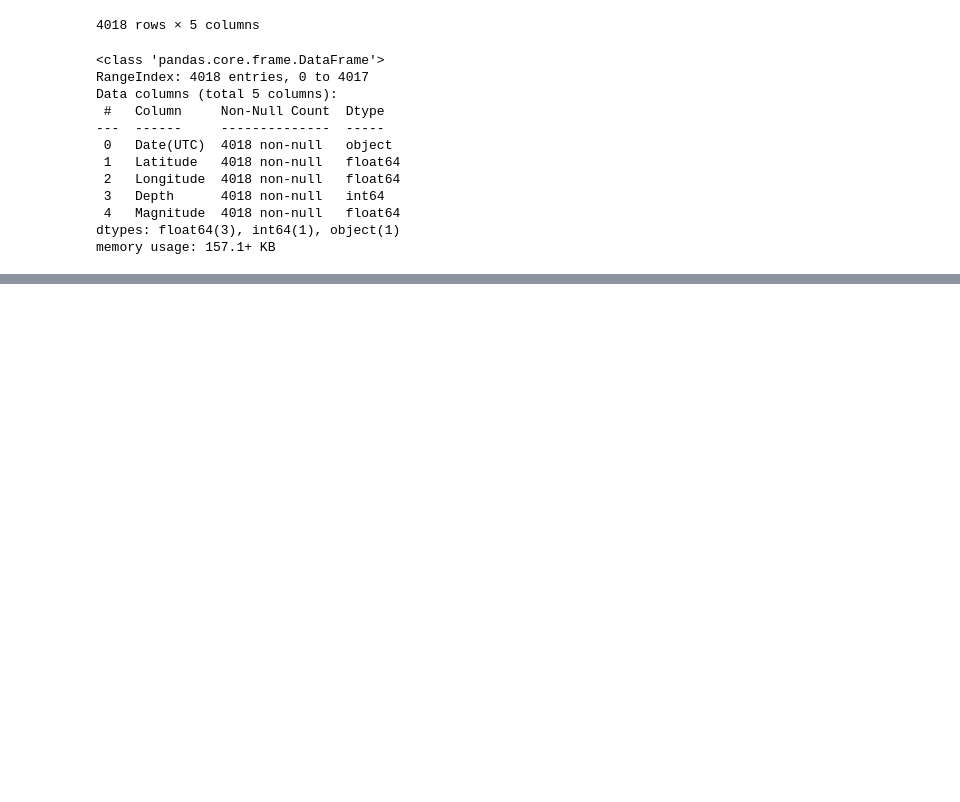
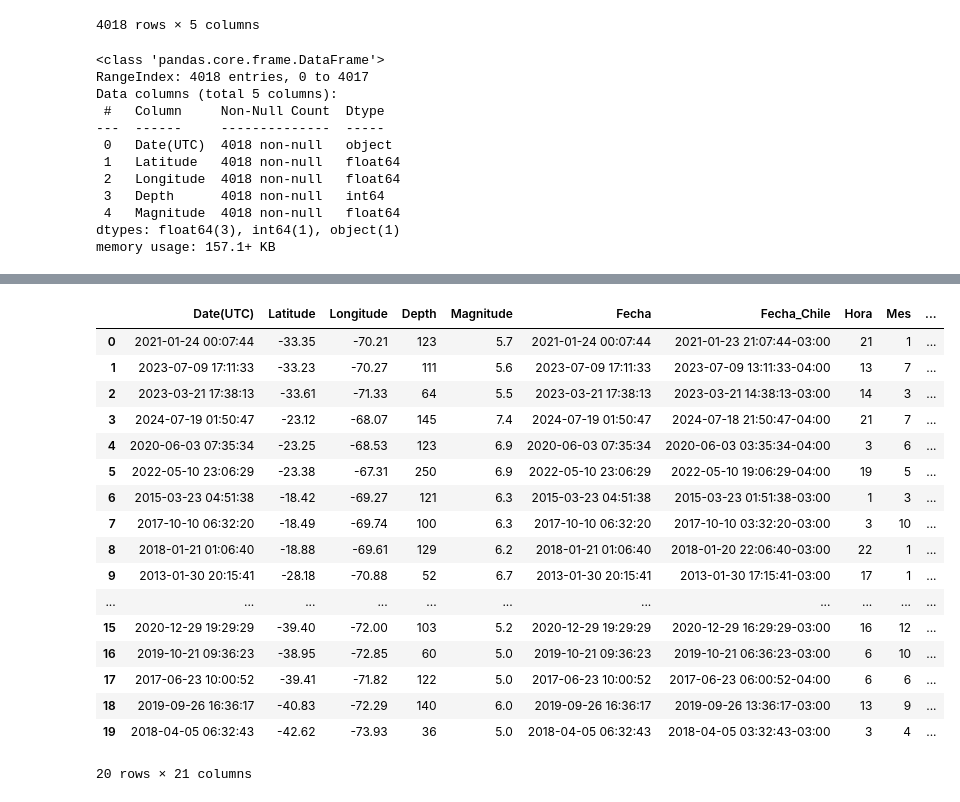
Before and after one commit to cristiangodoyangel/Analisis-Sismico-Chile-Data-Science, a Jupyter notebook: Terremotos_en_Chile.ipynb, the cells around one changed output, grey strips where cells are left out. Saved outputs shown, nothing was run; the diff lists cells and outputs as text; code cells hidden in the pictures; blank space fills up the shorter version.

```diff
--- a/Terremotos_en_Chile.ipynb
+++ b/Terremotos_en_Chile.ipynb
@@ -422,0 +459,23 @@ plt.show()
+# %%
+import pandas as pd
+import geopandas as gpd
+from shapely.geometry import Point
+
+# Crear la geometría (puntos con lat/lon)
+df_1['geometry'] = df_1.apply(lambda row: Point(row['Longitude'], row['Latitude']), axis=1)
+gdf_sismos = gpd.GeoDataFrame(df_1, geometry='geometry', crs="EPSG:4326")
+# %%
+# geojson de regiones de Chile
+url = "https://raw.githubusercontent.com/caracena/chile-geojson/master/regiones.json"
+
+
+# se cargan las regiones
+gdf_regiones = gpd.read_file(url)
+# %%
+from geopandas.tools import sjoin
+
+# Unimos los sismos con las regiones
+gdf_sismos_region = gpd.sjoin(gdf_sismos, gdf_regiones, how="inner", predicate="within")
+
+# Revisamos las columnas disponibles
+gdf_sismos_region[['Fecha_Chile', 'Magnitude', 'Region']]
@@ -422,0 +496,31 @@ plt.show()
+# %%
+# Agrupar por región y obtener top 3 por magnitud
+top_3_por_region = (
+    gdf_sismos_region.sort_values(by='Magnitude', ascending=False)
+    .groupby('Region')
+    .head(3)
+    .sort_values(['Region', 'Magnitude'], ascending=[True, False])
+    .reset_index(drop=True)
+)
+
+# Mostrar
+top_3_por_region.head(20)  # Muestra los primeros 20 resultados
+# %% [output]
+|  | Date(UTC) | Latitude | Longitude | Depth | Magnitude | Fecha | Fecha_Chile | Hora | Mes | ... |
+| 0 | 2021-01-24 00:07:44 | -33.35 | -70.21 | 123 | 5.7 | 2021-01-24 00:07:44 | 2021-01-23 21:07:44-03:00 | 21 | 1 | ... |
+| 1 | 2023-07-09 17:11:33 | -33.23 | -70.27 | 111 | 5.6 | 2023-07-09 17:11:33 | 2023-07-09 13:11:33-04:00 | 13 | 7 | ... |
+| 2 | 2023-03-21 17:38:13 | -33.61 | -71.33 | 64 | 5.5 | 2023-03-21 17:38:13 | 2023-03-21 14:38:13-03:00 | 14 | 3 | ... |
+| 3 | 2024-07-19 01:50:47 | -23.12 | -68.07 | 145 | 7.4 | 2024-07-19 01:50:47 | 2024-07-18 21:50:47-04:00 | 21 | 7 | ... |
+| 4 | 2020-06-03 07:35:34 | -23.25 | -68.53 | 123 | 6.9 | 2020-06-03 07:35:34 | 2020-06-03 03:35:34-04:00 | 3 | 6 | ... |
+| 5 | 2022-05-10 23:06:29 | -23.38 | -67.31 | 250 | 6.9 | 2022-05-10 23:06:29 | 2022-05-10 19:06:29-04:00 | 19 | 5 | ... |
+| 6 | 2015-03-23 04:51:38 | -18.42 | -69.27 | 121 | 6.3 | 2015-03-23 04:51:38 | 2015-03-23 01:51:38-03:00 | 1 | 3 | ... |
+| 7 | 2017-10-10 06:32:20 | -18.49 | -69.74 | 100 | 6.3 | 2017-10-10 06:32:20 | 2017-10-10 03:32:20-03:00 | 3 | 10 | ... |
+| 8 | 2018-01-21 01:06:40 | -18.88 | -69.61 | 129 | 6.2 | 2018-01-21 01:06:40 | 2018-01-20 22:06:40-03:00 | 22 | 1 | ... |
+| 9 | 2013-01-30 20:15:41 | -28.18 | -70.88 | 52 | 6.7 | 2013-01-30 20:15:41 | 2013-01-30 17:15:41-03:00 | 17 | 1 | ... |
+| ... | ... | ... | ... | ... | ... | ... | ... | ... | ... | ... |
+| 15 | 2020-12-29 19:29:29 | -39.40 | -72.00 | 103 | 5.2 | 2020-12-29 19:29:29 | 2020-12-29 16:29:29-03:00 | 16 | 12 | ... |
+| 16 | 2019-10-21 09:36:23 | -38.95 | -72.85 | 60 | 5.0 | 2019-10-21 09:36:23 | 2019-10-21 06:36:23-03:00 | 6 | 10 | ... |
+| 17 | 2017-06-23 10:00:52 | -39.41 | -71.82 | 122 | 5.0 | 2017-06-23 10:00:52 | 2017-06-23 06:00:52-04:00 | 6 | 6 | ... |
+| 18 | 2019-09-26 16:36:17 | -40.83 | -72.29 | 140 | 6.0 | 2019-09-26 16:36:17 | 2019-09-26 13:36:17-03:00 | 13 | 9 | ... |
+| 19 | 2018-04-05 06:32:43 | -42.62 | -73.93 | 36 | 5.0 | 2018-04-05 06:32:43 | 2018-04-05 03:32:43-03:00 | 3 | 4 | ... |
+20 rows × 21 columns
```
Also changed, not shown: parts of 17 cells of this notebook.
